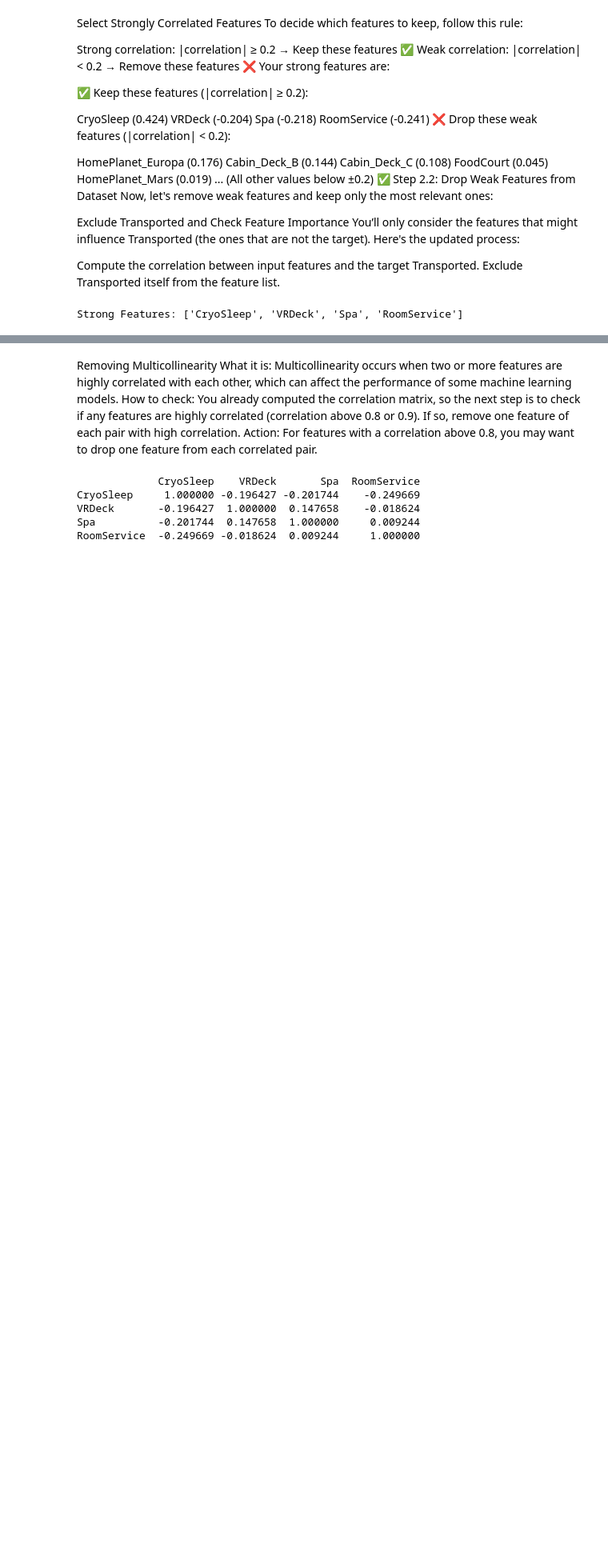
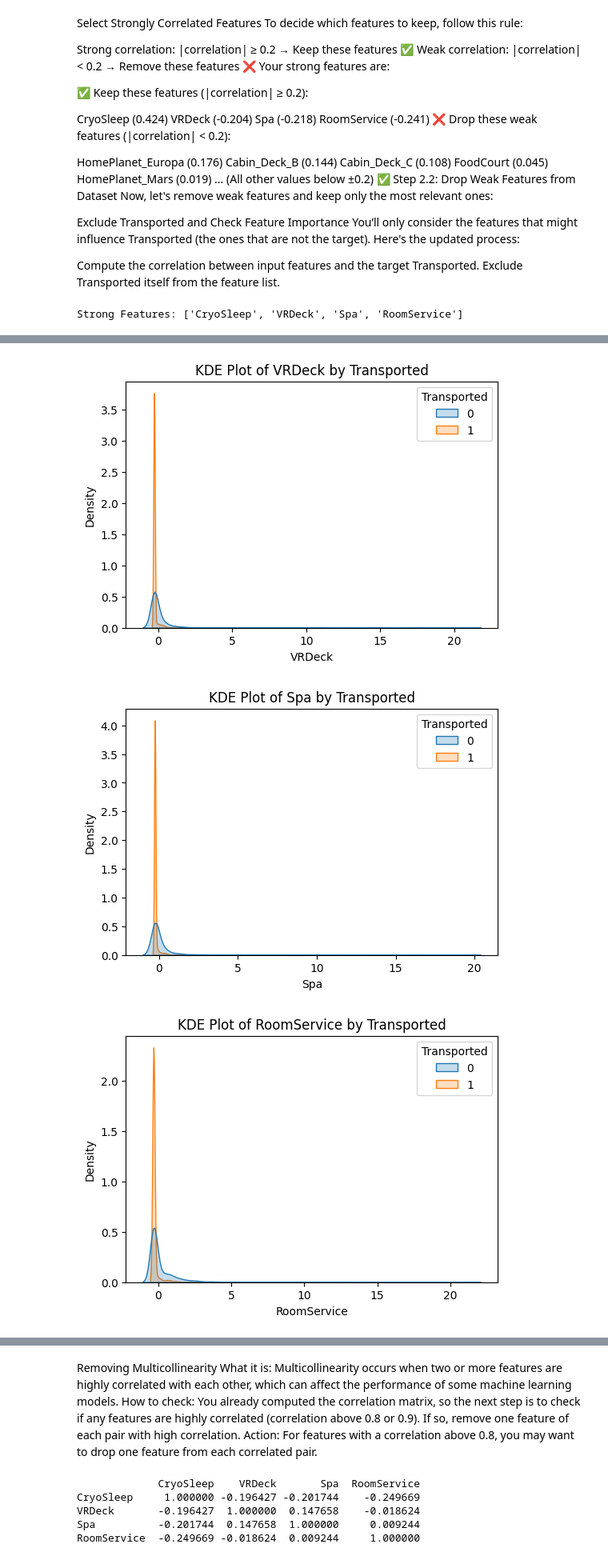
Before and after one commit to Azmain173/Spaceship-Titanic, a Jupyter notebook: Spaceship_Titanic.ipynb, the cells around one changed output, grey strips where cells are left out. Shown at 80% size. Drawn from its saved outputs; the diff is of its cells as text; code cells hidden in the pictures; blank space fills up the shorter version.

```diff
--- a/Spaceship_Titanic.ipynb
+++ b/Spaceship_Titanic.ipynb
@@ -366,0 +428,10 @@ Strong Features: ['CryoSleep', 'VRDeck', 'Spa', 'RoomService']
+# %%
+for feature in strong_features:
+    plt.figure(figsize=(6, 4))
+    sns.kdeplot(data=df, x=feature, hue="Transported", fill=True)
+    plt.title(f'KDE Plot of {feature} by Transported')
+    plt.show()
+# %% [output]
+[figure, added]
+[figure, added]
+[figure, added]
```
Also changed, not shown: parts of 14 cells of this notebook.
